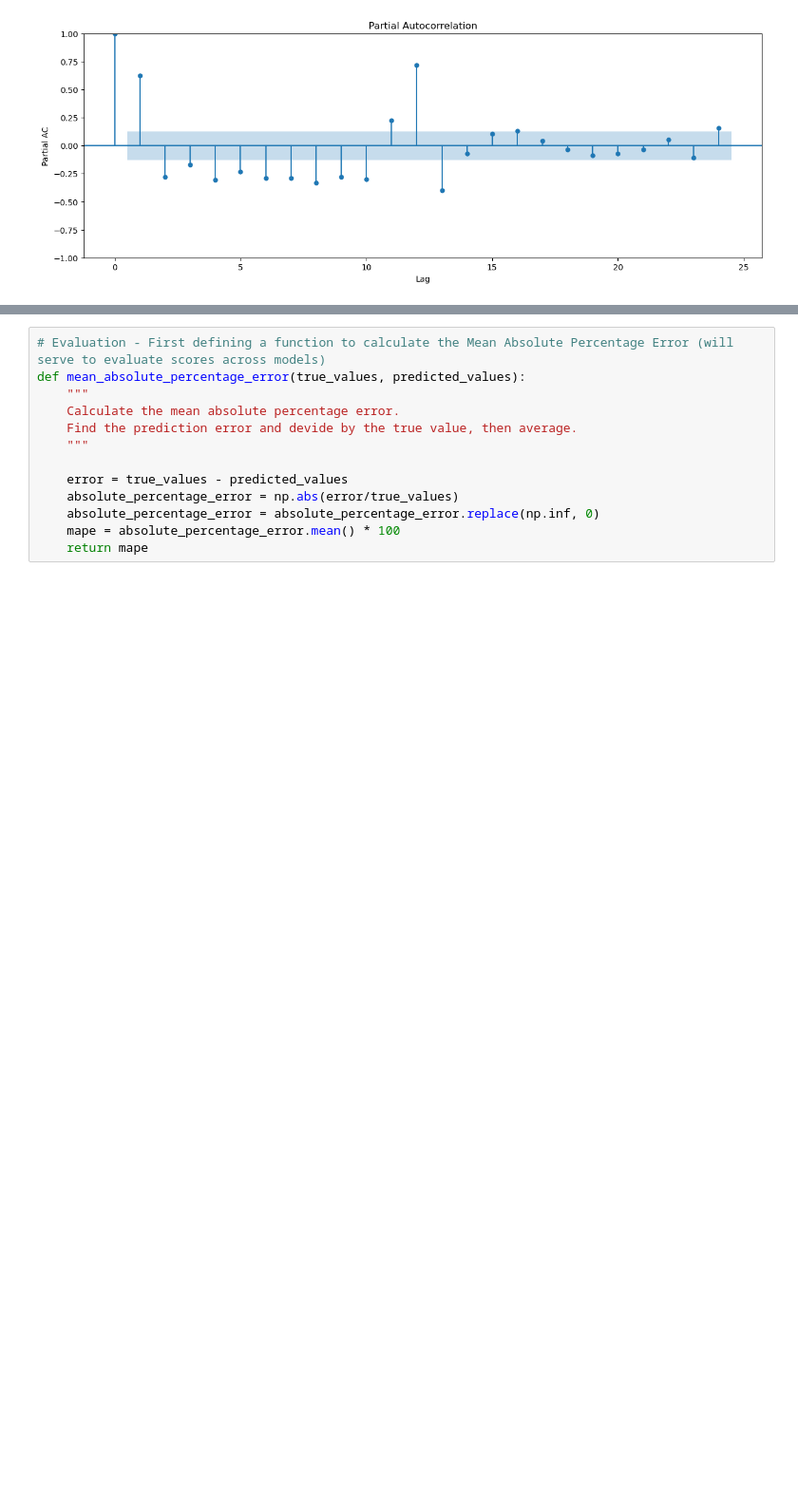
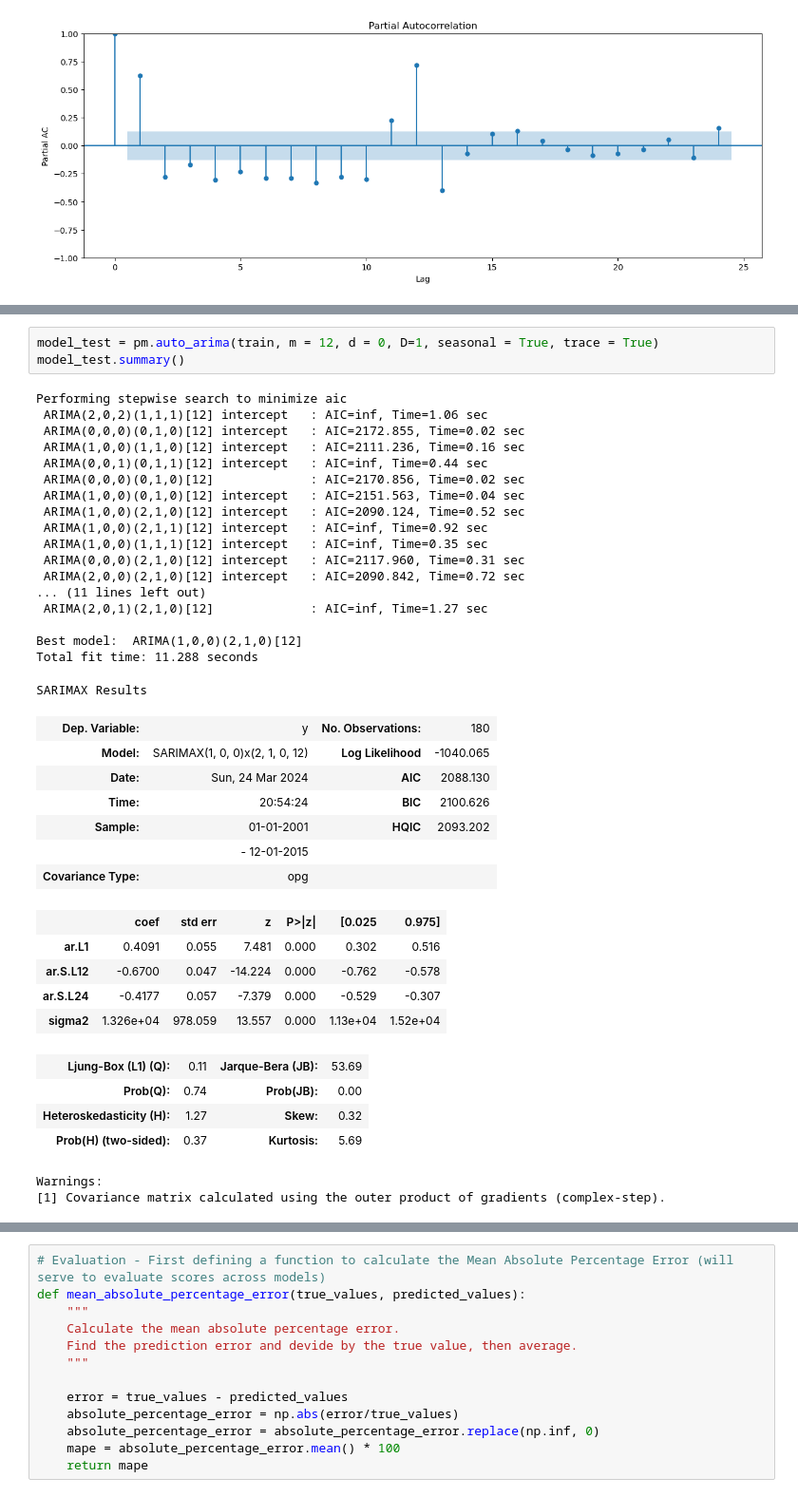
Before and after one commit to chloecousin/Butterflies, a Jupyter notebook: Capstone_Sprint2.ipynb, the cells around one changed output, grey strips where cells are left out. Shown at 95% size. Cells and saved outputs as stored; diff of their text form; blank space fills up the shorter version.

```diff
--- a/Capstone_Sprint2.ipynb
+++ b/Capstone_Sprint2.ipynb
@@ -474,0 +446,40 @@ test = Sightings_Surveys['Sightings_Weighted'].iloc[180:]
+# %%
+model_test = pm.auto_arima(train, m = 12, d = 0, D=1, seasonal = True, trace = True)
+model_test.summary()
+# %% [output]
+Performing stepwise search to minimize aic
+ ARIMA(2,0,2)(1,1,1)[12] intercept   : AIC=inf, Time=1.06 sec
+ ARIMA(0,0,0)(0,1,0)[12] intercept   : AIC=2172.855, Time=0.02 sec
+ ARIMA(1,0,0)(1,1,0)[12] intercept   : AIC=2111.236, Time=0.16 sec
+ ARIMA(0,0,1)(0,1,1)[12] intercept   : AIC=inf, Time=0.44 sec
+ ARIMA(0,0,0)(0,1,0)[12]             : AIC=2170.856, Time=0.02 sec
+ ARIMA(1,0,0)(0,1,0)[12] intercept   : AIC=2151.563, Time=0.04 sec
+ ARIMA(1,0,0)(2,1,0)[12] intercept   : AIC=2090.124, Time=0.52 sec
+ ARIMA(1,0,0)(2,1,1)[12] intercept   : AIC=inf, Time=0.92 sec
+ ARIMA(1,0,0)(1,1,1)[12] intercept   : AIC=inf, Time=0.35 sec
+ ARIMA(0,0,0)(2,1,0)[12] intercept   : AIC=2117.960, Time=0.31 sec
+ ARIMA(2,0,0)(2,1,0)[12] intercept   : AIC=2090.842, Time=0.72 sec
+... (11 lines left out)
+ ARIMA(2,0,1)(2,1,0)[12]             : AIC=inf, Time=1.27 sec
+
+Best model:  ARIMA(1,0,0)(2,1,0)[12]
+Total fit time: 11.288 seconds
+SARIMAX Results
+| Dep. Variable: | y | No. Observations: | 180 |
+| Model: | SARIMAX(1, 0, 0)x(2, 1, 0, 12) | Log Likelihood | -1040.065 |
+| Date: | Sun, 24 Mar 2024 | AIC | 2088.130 |
+| Time: | 20:54:24 | BIC | 2100.626 |
+| Sample: | 01-01-2001 | HQIC | 2093.202 |
+|  | - 12-01-2015 |  |  |
+| Covariance Type: | opg |  |  |
+|  | coef | std err | z | P>|z| | [0.025 | 0.975] |
+| ar.L1 | 0.4091 | 0.055 | 7.481 | 0.000 | 0.302 | 0.516 |
+| ar.S.L12 | -0.6700 | 0.047 | -14.224 | 0.000 | -0.762 | -0.578 |
+| ar.S.L24 | -0.4177 | 0.057 | -7.379 | 0.000 | -0.529 | -0.307 |
+| sigma2 | 1.326e+04 | 978.059 | 13.557 | 0.000 | 1.13e+04 | 1.52e+04 |
+| Ljung-Box (L1) (Q): | 0.11 | Jarque-Bera (JB): | 53.69 |
+| Prob(Q): | 0.74 | Prob(JB): | 0.00 |
+| Heteroskedasticity (H): | 1.27 | Skew: | 0.32 |
+| Prob(H) (two-sided): | 0.37 | Kurtosis: | 5.69 |
+Warnings:
+[1] Covariance matrix calculated using the outer product of gradients (complex-step).
```
Also changed, not shown: parts of 25 cells of this notebook.
